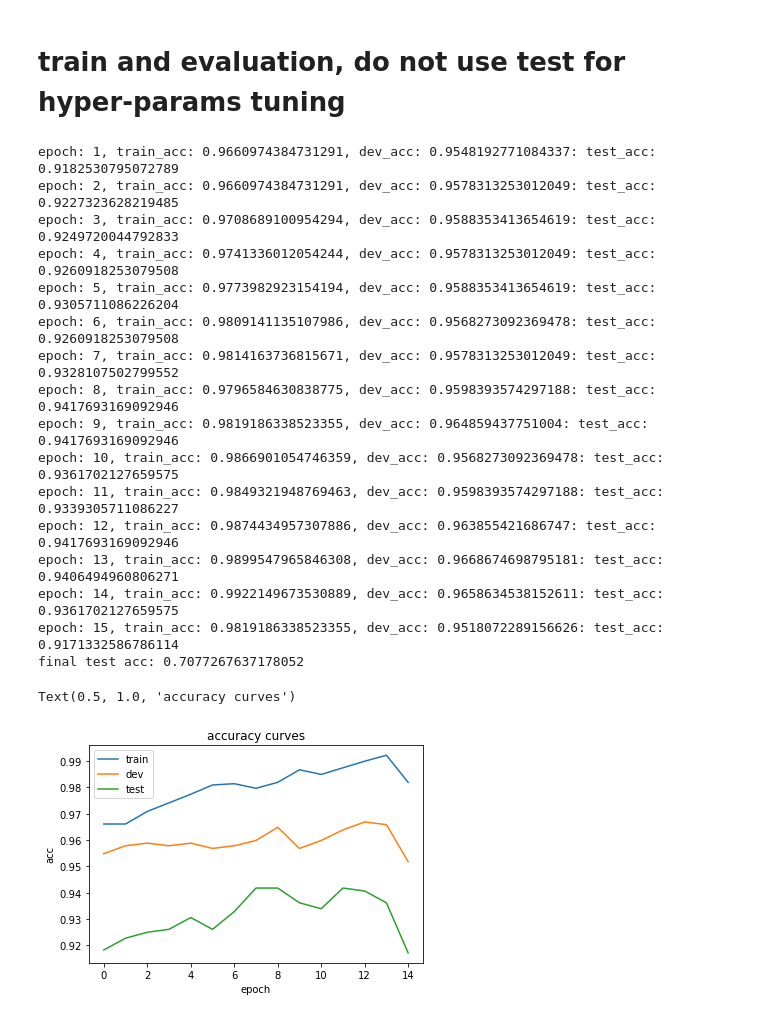
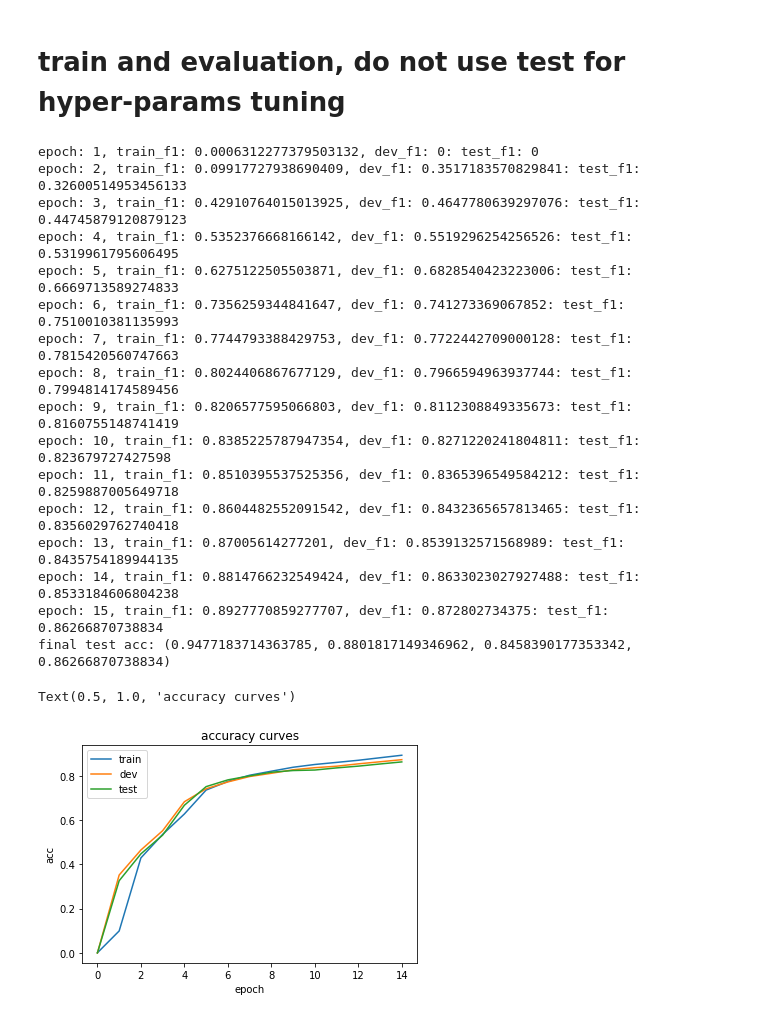
Before and after one commit to jeffchy/TechXNLPTutorial, a Jupyter notebook: 03_SF_ID/slot_filling.ipynb, the cells around one changed output. Saved outputs shown, nothing was run; the diff lists cells and outputs as text; code cells hidden in the pictures.

```diff
--- a/03_SF_ID/slot_filling.ipynb
+++ b/03_SF_ID/slot_filling.ipynb
@@ -147,2 +105,6 @@ intent_dataset_test = IntentBatchDataset(query_test_padded, test_lengths, intent
+# %%
+slot_dataset_train = SlotBatchDataset(query_train_padded, train_lengths, slot_train_padded)
+slot_dataset_dev = SlotBatchDataset(query_dev_padded, dev_lengths, slot_dev_padded)
+slot_dataset_test = SlotBatchDataset(query_test_padded, test_lengths, slot_test_padded)
 # %%
 bz = config['bz']
@@ -242,9 +190,9 @@ class IntentNeuralSoftmax(nn.Module):
 # init model and optimizer
 # %%
 # for padding
-model = IntentNeuralSoftmax(pretrained_embed=emb_padded,
-                           intent_size=len(in2i),
-                           config=config)
+model = SlotNeuralSoftmax(pretrained_embed=emb_padded,
+                          slot_size=len(s2i),
+                          config=config)
 
 pytorch_total_params = sum(p.numel() for p in model.parameters() if p.requires_grad)
 print('ALL TRAINABLE PARAMETERS: {}'.format(pytorch_total_params))
@@ -329,58 +269,59 @@ def train(dataloader, model, optimizer):
 # train and evaluation, do not use test for hyper-params tuning
 # %%
 from copy import deepcopy
-train_acc_list = []
-dev_acc_list = []
-test_acc_list = [] # just for visualization
 
-best_dev_acc = -1
+train_f1_list = []
+dev_f1_list = []
+test_f1_list = [] # just for visualization
+
+best_dev_f1 = -1
 best_model = model
 # %%
 for i in range(config['epoch']):
 
-    train_acc = train(dataloader=intent_dataloader_train, model=model, optimizer=optimizer)
-    dev_acc = val(dataloader=intent_dataloader_dev, model=model)
-    test_acc = val(dataloader=intent_dataloader_test, model=model)
+    train_acc, train_p, train_r, train_f1 = train(data=slot_dataloader_train, model=model, optimizer=optimizer)
+    dev_acc, dev_p, dev_r, dev_f1 = val(data=slot_dataloader_dev, model=model)
+    test_acc, test_p, test_r, test_f1 = val(data=slot_dataloader_test, model=model)
 
-    if val_acc > best_dev_acc:
-        best_dev_acc = val_acc
+    if dev_f1 > best_dev_f1:
+        best_dev_acc = dev_f1
         best_model = deepcopy(model)
 
-    print('epoch: {}, train_acc: {}, dev_acc: {}: test_acc: {}'.format(i+1, train_acc, dev_acc, test_acc))
-    train_acc_list.append(train_acc)
-    dev_acc_list.append(dev_acc)
-    test_acc_list.append(test_acc)
+    print('epoch: {}, train_f1: {}, dev_f1: {}: test_f1: {}'.format(i+1, train_f1, dev_f1, test_f1))
+    train_f1_list.append(train_f1)
+    dev_f1_list.append(dev_f1)
+    test_f1_list.append(test_f1)
 
 
-print('final test acc: {}'.format(val(dataloader=intent_dataloader_test, model=best_model)))
+print('final test acc: {}'.format(val(data=slot_dataloader_test, model=best_model)))
 # %% [output]
-epoch: 1, train_acc: 0.9660974384731291, dev_acc: 0.9548192771084337: test_acc: 0.9182530795072789
-epoch: 2, train_acc: 0.9660974384731291, dev_acc: 0.9578313253012049: test_acc: 0.9227323628219485
-epoch: 3, train_acc: 0.9708689100954294, dev_acc: 0.9588353413654619: test_acc: 0.9249720044792833
-epoch: 4, train_acc: 0.9741336012054244, dev_acc: 0.9578313253012049: test_acc: 0.9260918253079508
-epoch: 5, train_acc: 0.9773982923154194, dev_acc: 0.9588353413654619: test_acc: 0.9305711086226204
-epoch: 6, train_acc: 0.9809141135107986, dev_acc: 0.9568273092369478: test_acc: 0.9260918253079508
-epoch: 7, train_acc: 0.9814163736815671, dev_acc: 0.9578313253012049: test_acc: 0.9328107502799552
-epoch: 8, train_acc: 0.9796584630838775, dev_acc: 0.9598393574297188: test_acc: 0.9417693169092946
-epoch: 9, train_acc: 0.9819186338523355, dev_acc: 0.964859437751004: test_acc: 0.9417693169092946
-epoch: 10, train_acc: 0.9866901054746359, dev_acc: 0.9568273092369478: test_acc: 0.9361702127659575
-epoch: 11, train_acc: 0.9849321948769463, dev_acc: 0.9598393574297188: test_acc: 0.9339305711086227
-epoch: 12, train_acc: 0.9874434957307886, dev_acc: 0.963855421686747: test_acc: 0.9417693169092946
-epoch: 13, train_acc: 0.9899547965846308, dev_acc: 0.9668674698795181: test_acc: 0.9406494960806271
-epoch: 14, train_acc: 0.9922149673530889, dev_acc: 0.9658634538152611: test_acc: 0.9361702127659575
-epoch: 15, train_acc: 0.9819186338523355, dev_acc: 0.9518072289156626: test_acc: 0.9171332586786114
-final test acc: 0.7077267637178052
+epoch: 1, train_f1: 0.0006312277379503132, dev_f1: 0: test_f1: 0
+epoch: 2, train_f1: 0.09917727938690409, dev_f1: 0.3517183570829841: test_f1: 0.32600514953456133
+epoch: 3, train_f1: 0.42910764015013925, dev_f1: 0.4647780639297076: test_f1: 0.44745879120879123
+epoch: 4, train_f1: 0.5352376668166142, dev_f1: 0.5519296254256526: test_f1: 0.5319961795606495
+epoch: 5, train_f1: 0.6275122505503871, dev_f1: 0.6828540423223006: test_f1: 0.6669713589274833
+epoch: 6, train_f1: 0.7356259344841647, dev_f1: 0.741273369067852: test_f1: 0.7510010381135993
+epoch: 7, train_f1: 0.7744793388429753, dev_f1: 0.7722442709000128: test_f1: 0.7815420560747663
+epoch: 8, train_f1: 0.8024406867677129, dev_f1: 0.7966594963937744: test_f1: 0.7994814174589456
+epoch: 9, train_f1: 0.8206577595066803, dev_f1: 0.8112308849335673: test_f1: 0.8160755148741419
+epoch: 10, train_f1: 0.8385225787947354, dev_f1: 0.8271220241804811: test_f1: 0.823679727427598
+epoch: 11, train_f1: 0.8510395537525356, dev_f1: 0.8365396549584212: test_f1: 0.8259887005649718
+epoch: 12, train_f1: 0.8604482552091542, dev_f1: 0.8432365657813465: test_f1: 0.8356029762740418
+epoch: 13, train_f1: 0.87005614277201, dev_f1: 0.8539132571568989: test_f1: 0.8435754189944135
+epoch: 14, train_f1: 0.8814766232549424, dev_f1: 0.8633023027927488: test_f1: 0.8533184606804238
+epoch: 15, train_f1: 0.8927770859277707, dev_f1: 0.872802734375: test_f1: 0.86266870738834
+final test acc: (0.9477183714363785, 0.8801817149346962, 0.8458390177353342, 0.86266870738834)
 # %%
 import seaborn as sns
 import matplotlib.pyplot as plt
 # %%
-plt.plot(train_acc_list, label='train')
-plt.plot(dev_acc_list, label='dev')
-plt.plot(test_acc_list, label='test')
+plt.plot(train_f1_list, label='train')
+plt.plot(dev_f1_list, label='dev')
+plt.plot(test_f1_list, label='test')
 plt.legend()
 plt.xlabel('epoch')
 plt.ylabel('acc')
 plt.title('accuracy curves')
 # %% [output]
 Text(0.5, 1.0, 'accuracy curves')
-[figure, old version]
+[figure, new version]
```
Also changed, not shown: parts of 10 cells of this notebook, 7 other files.
